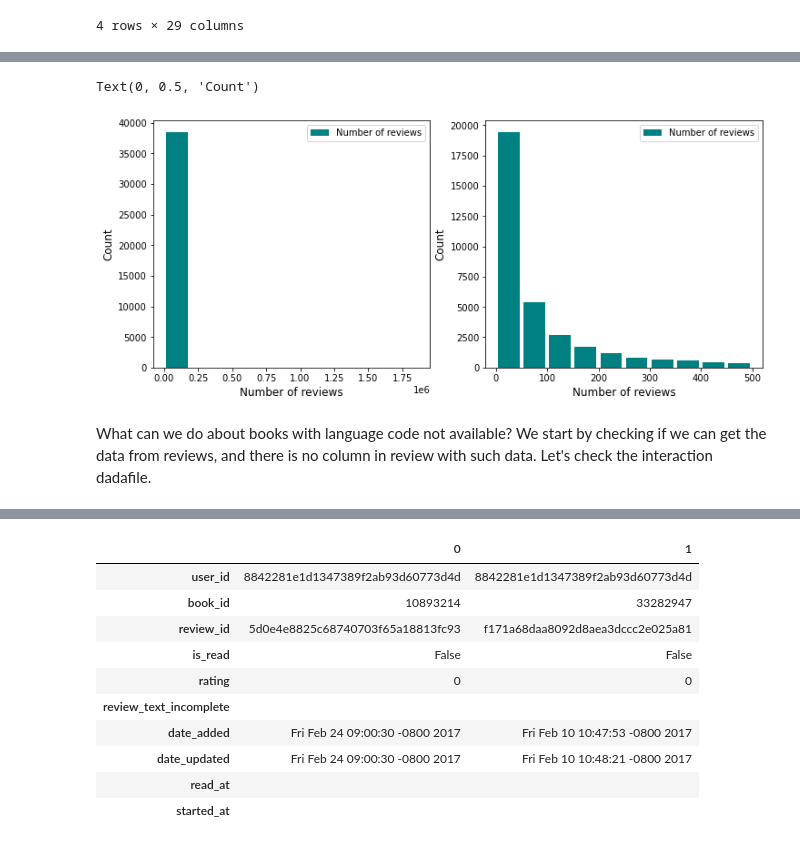
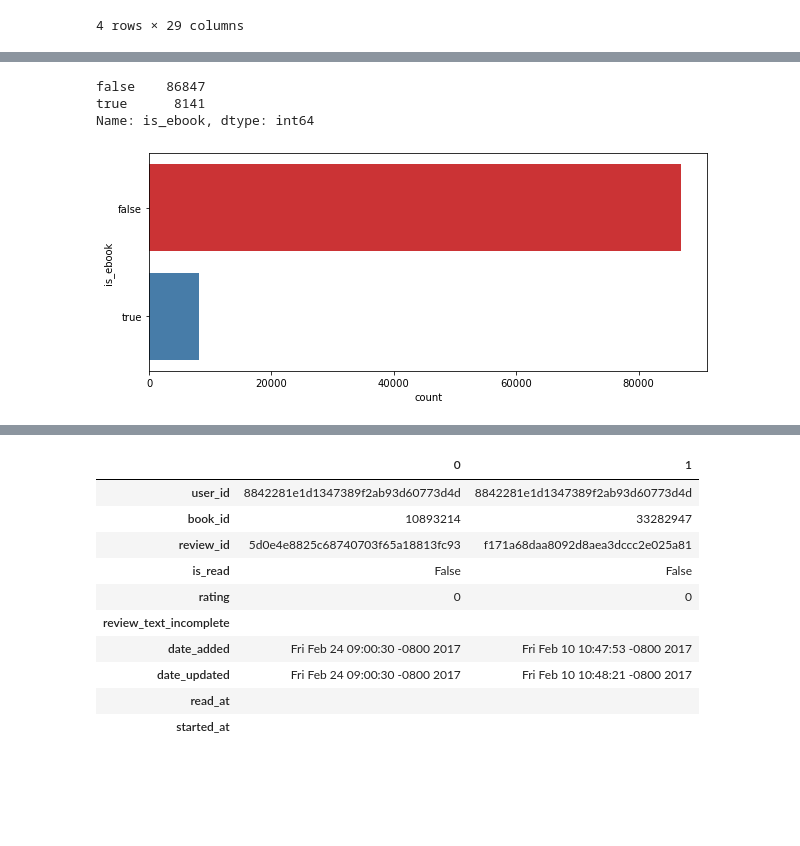
Before and after one commit to somayehY/Somayeh_Youssefi, a Jupyter notebook: Book Recomendation System/BookRecomSys_DataWrangling.ipynb, the cells around one changed output, grey strips where cells are left out. Cells and saved outputs as stored; diff of their text form; code cells hidden in the pictures; blank space fills up the shorter version.

```diff
--- a/Book Recomendation System/BookRecomSys_DataWrangling.ipynb
+++ b/Book Recomendation System/BookRecomSys_DataWrangling.ipynb
@@ -367,3 +536,0 @@ plt.show()
-# %%
-# Drop those books of which language is not english!
-books = books[books.language_code!='other']
@@ -411,19 +536,0 @@ See the caveats in the documentation: https://pandas.pydata.org/pandas-docs/stab
-# %%
-fig, (ax0, ax1) = plt.subplots(nrows=1, ncols=2, figsize=(12,5))
-
-df["ratings_count"].plot.hist(bins=10, rwidth=0.85, color="teal", ax=ax0)
-df[df["ratings_count"]<500]['ratings_count'].plot.hist(bins=10, rwidth=0.85, color="teal", ax=ax1)
-
-ax0.legend(['Number of reviews'])
-ax0.set_xlabel('Number of reviews', fontsize=12)
-ax0.set_ylabel('Count', fontsize=12)
-
-ax1.legend(['Number of reviews'])
-ax1.set_xlabel('Number of reviews', fontsize=12)
-ax1.set_ylabel('Count', fontsize=12)
-# %% [output]
-Text(0, 0.5, 'Count')
-[figure, removed]
-# %% [markdown]
-What can we do about books with language code not available?
-We start by checking if we can get the data from reviews, and there is no column in review with such data. Let's check the interaction dadafile.
@@ -429,0 +542,12 @@ We start by checking if we can get the data from reviews, and there is no column
+# %%
+books['is_ebook'].value_counts()
+# %% [output]
+false    86847
+true      8141
+Name: is_ebook, dtype: int64
+# %%
+fig, ax = plt.subplots(figsize=(10,4))
+ax = sns.countplot(y="is_ebook", data=books, palette="Set1")
+plt.show()
+# %% [output]
+[figure, added]
```
Also changed, not shown: parts of 83 cells of this notebook.
